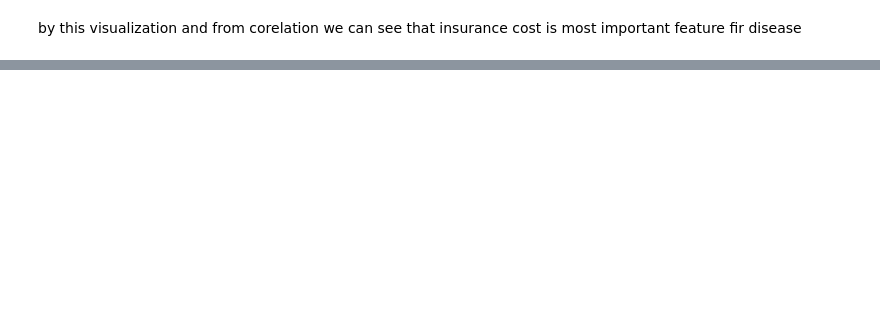
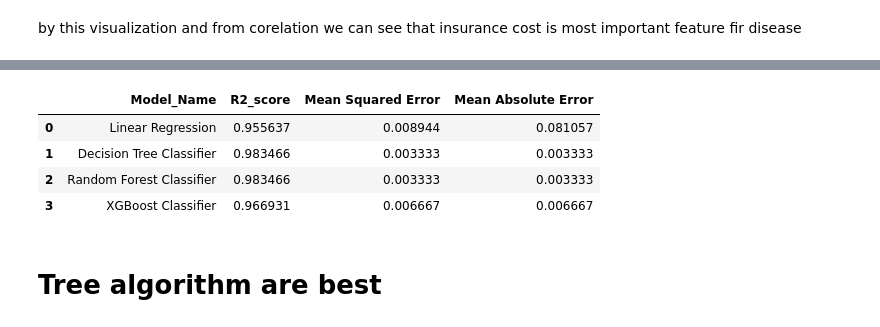
Before and after one commit to sarthak-opash/AI-ML-Internship, a Jupyter notebook: Day 24 Model Comparison/model_comparision.ipynb, the cells around one changed output, grey strips where cells are left out. Drawn from its saved outputs; the diff is of its cells as text; code cells hidden in the pictures; blank space fills up the shorter version.

```diff
--- a/Day 24 Model Comparison/model_comparision.ipynb
+++ b/Day 24 Model Comparison/model_comparision.ipynb
@@ -659,2 +660,37 @@ plt.show()
 # %% [markdown]
 by this visualization and from corelation we can see that insurance cost is most important feature fir disease
+# %%
+
+models = {
+    "Linear Regression" : LinearRegression,
+    "Decision Tree Classifier" : DecisionTreeClassifier,
+    "Random Forest Classifier" : RandomForestClassifier,
+    "XGBoost Classifier" : XGBClassifier
+}
+# %%
+result_list = []
+
+for name, model_class in models.items():
+    model = model_class()
+    model.fit(X_train, y_train)
+
+    y_pred = model.predict(X_test)
+
+    r2_score_val = r2_score(y_test, y_pred)
+    mean_squared_error_val = mean_squared_error(y_test, y_pred)
+    mean_absolute_error_val = mean_absolute_error(y_test, y_pred)
+
+    print(f"{name} :- ")
+    print(f"\tR2 Score:- {r2_score_val*100:.2f}%")
+    print(f"\tMean Squared Error:- {mean_squared_error_val:.2f}")
+    print(f"\tMean Absolute Error:- {mean_absolute_error_val:.2f}")
+    print("-"*30)
+
+    result_list.append({
+        "Model_Name": name,
+        "R2_score": r2_score_val,
+        "Mean Squared Error": mean_squared_error_val,
+        "Mean Absolute Error": mean_absolute_error_val
+    })
+
+df_result = pd.DataFrame(result_list)
@@ -660,0 +718,10 @@ by this visualization and from corelation we can see that insurance cost is most
+# %%
+df_result
+# %% [output]
+|  | Model_Name | R2_score | Mean Squared Error | Mean Absolute Error |
+| 0 | Linear Regression | 0.955637 | 0.008944 | 0.081057 |
+| 1 | Decision Tree Classifier | 0.983466 | 0.003333 | 0.003333 |
+| 2 | Random Forest Classifier | 0.983466 | 0.003333 | 0.003333 |
+| 3 | XGBoost Classifier | 0.966931 | 0.006667 | 0.006667 |
+# %% [markdown]
+# Tree algorithm are best
```
Also changed, not shown: parts of 7 cells of this notebook, 3 other files.
